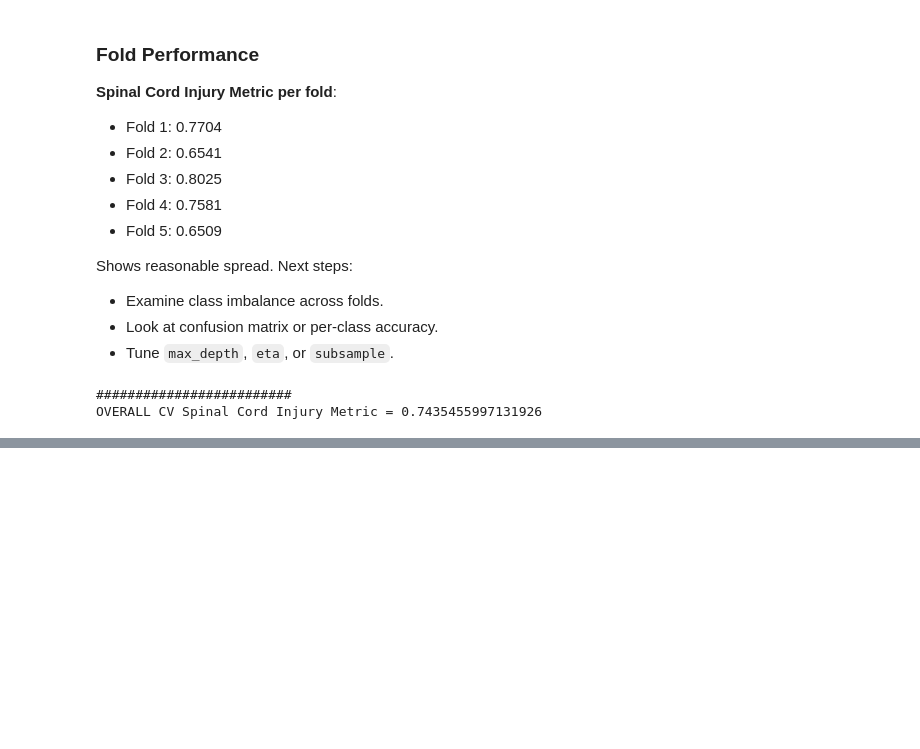
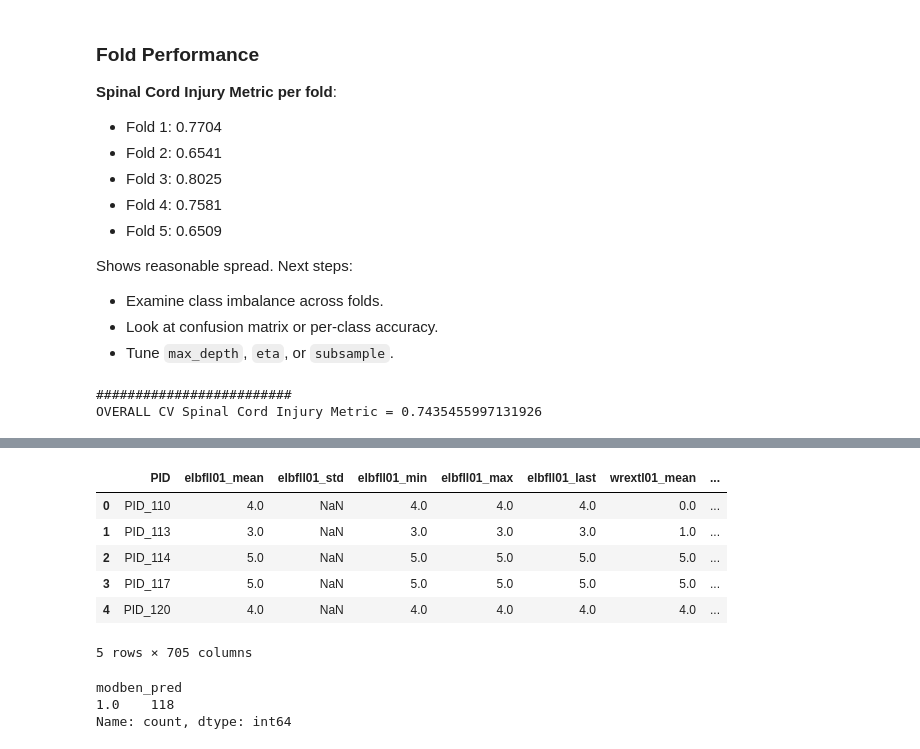
Before and after one commit to carrliitos/kaggle-ASIA_Functional_Track, a Jupyter notebook: notebooks/01_xgb.ipynb, the cells around one changed output, grey strips where cells are left out. Drawn from its saved outputs; the diff is of its cells as text; code cells hidden in the pictures; blank space fills up the shorter version.

```diff
--- a/notebooks/01_xgb.ipynb
+++ b/notebooks/01_xgb.ipynb
@@ -481,0 +540,32 @@ OVERALL CV Spinal Cord Injury Metric = 0.7435455997131926
+# %%
+for fold in range(5):
+    model = xgb.Booster()
+    model.load_model(f"{model_folder}/XGB_v{VER}_fold{fold}.json")
+
+    dtest = xgb.DMatrix(test[FEATURES], enable_categorical=True)
+    preds = model.predict(dtest)
+    preds_all_folds.append(preds)
+# %%
+# Stack predictions into shape (n_folds, n_samples)
+preds_stack = np.vstack(preds_all_folds)
+# %%
+# Majority vote across folds (mode along axis=0)
+final_preds = mode(preds_stack, axis=0).mode[0]
+# %%
+test['modben_pred'] = final_preds + 1
+# %%
+test.head()
+# %% [output]
+|  | PID | elbfll01_mean | elbfll01_std | elbfll01_min | elbfll01_max | elbfll01_last | wrextl01_mean | ... |
+| 0 | PID_110 | 4.0 | NaN | 4.0 | 4.0 | 4.0 | 0.0 | ... |
+| 1 | PID_113 | 3.0 | NaN | 3.0 | 3.0 | 3.0 | 1.0 | ... |
+| 2 | PID_114 | 5.0 | NaN | 5.0 | 5.0 | 5.0 | 5.0 | ... |
+| 3 | PID_117 | 5.0 | NaN | 5.0 | 5.0 | 5.0 | 5.0 | ... |
+| 4 | PID_120 | 4.0 | NaN | 4.0 | 4.0 | 4.0 | 4.0 | ... |
+5 rows × 705 columns
+# %%
+test['modben_pred'].value_counts(dropna=False).sort_index()
+# %% [output]
+modben_pred
+1.0    118
+Name: count, dtype: int64
```
Also changed, not shown: parts of 15 cells of this notebook.
